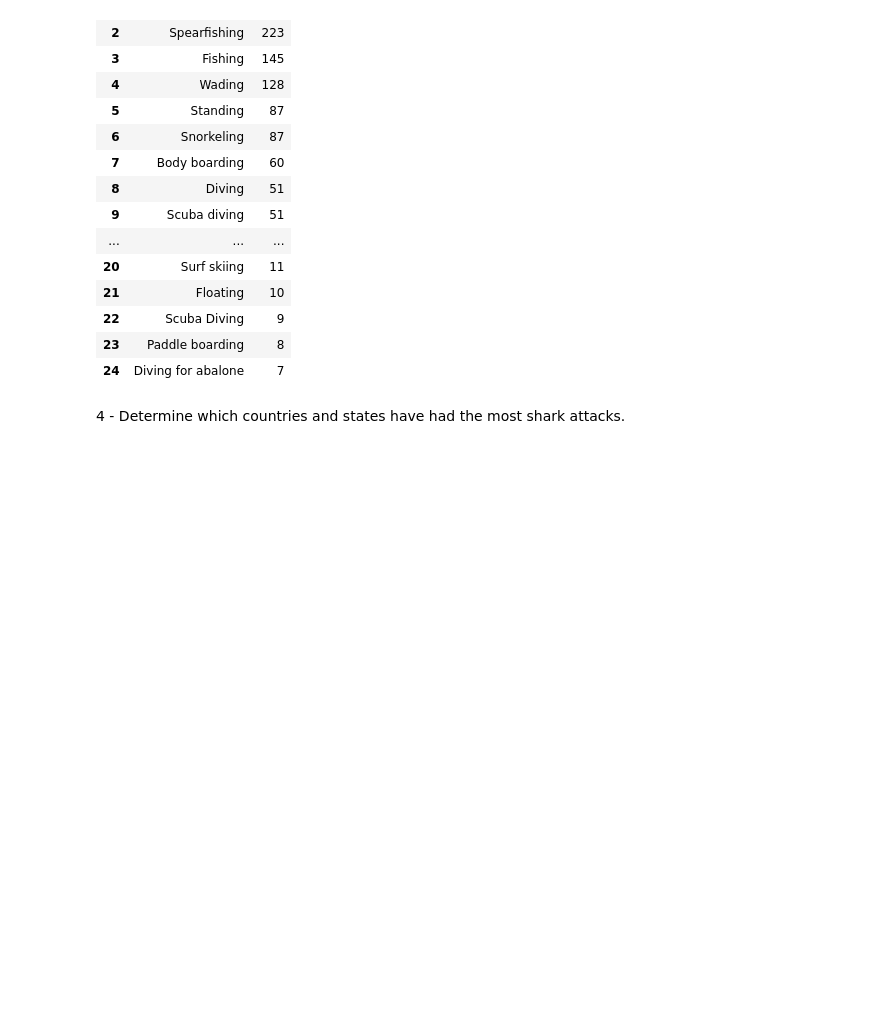
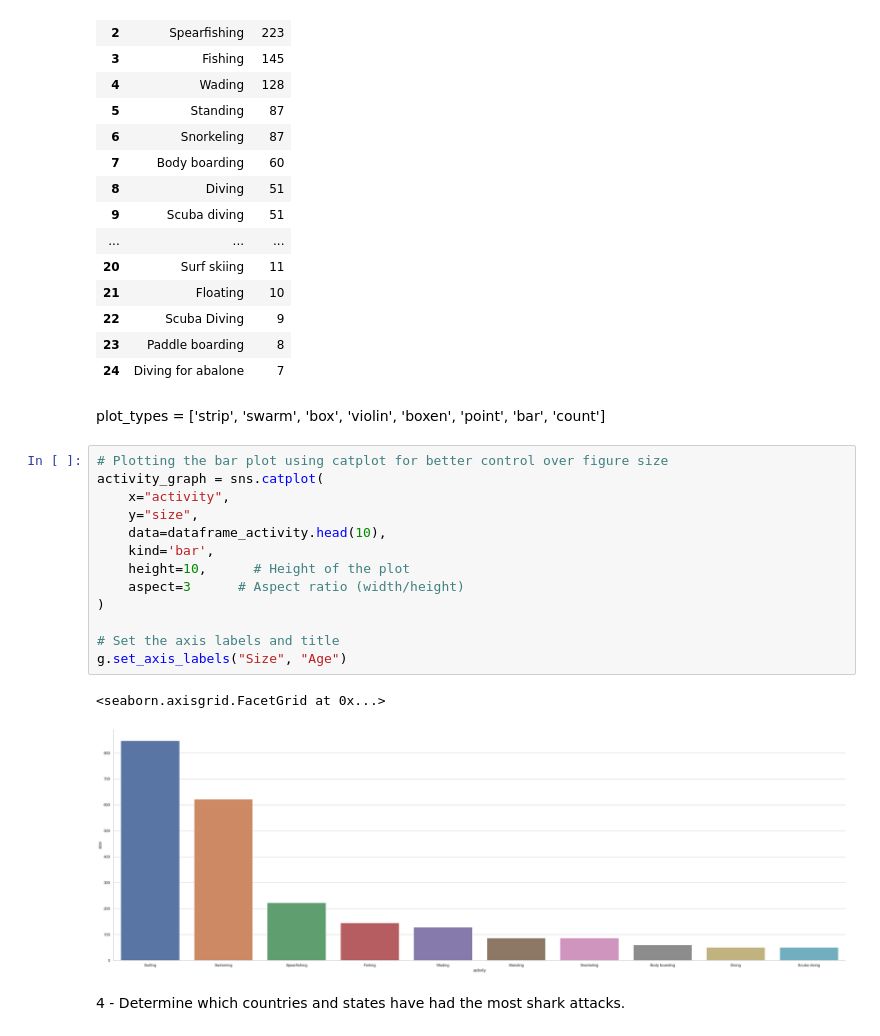
Before and after one commit to dalreensoares/shark-attack-data-analysis, a Jupyter notebook: main.ipynb, the cells around one changed output. Cells and saved outputs as stored; diff of their text form; blank space fills up the shorter version.

```diff
--- a/main.ipynb
+++ b/main.ipynb
@@ -392,6 +390,24 @@ pd.set_option('display.max_rows', 25)
 | 22 | Scuba Diving | 9 |
 | 23 | Paddle boarding | 8 |
 | 24 | Diving for abalone | 7 |
+# %% [markdown]
+plot_types = ['strip', 'swarm', 'box', 'violin', 'boxen', 'point', 'bar', 'count']
+# %%
+# Plotting the bar plot using catplot for better control over figure size
+activity_graph = sns.catplot(
+    x="activity",
+    y="size",
+    data=dataframe_activity.head(10),
+    kind='bar',
+    height=10,      # Height of the plot
+    aspect=3      # Aspect ratio (width/height)
+)
+
+# Set the axis labels and title
+g.set_axis_labels("Size", "Age")
+# %% [output]
+<seaborn.axisgrid.FacetGrid at 0x...>
+[figure, added]
 # %% [markdown]
 4 - Determine which countries and states have had the most shark attacks.
 # %%
```
Also changed, not shown: parts of 13 cells of this notebook.
